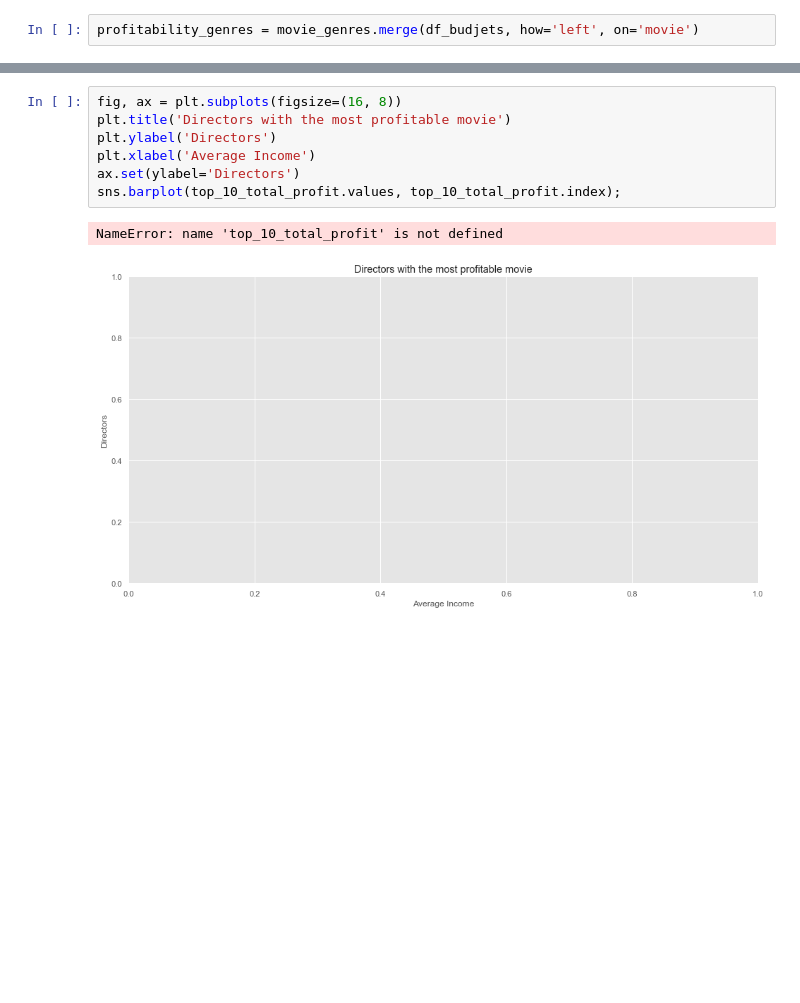
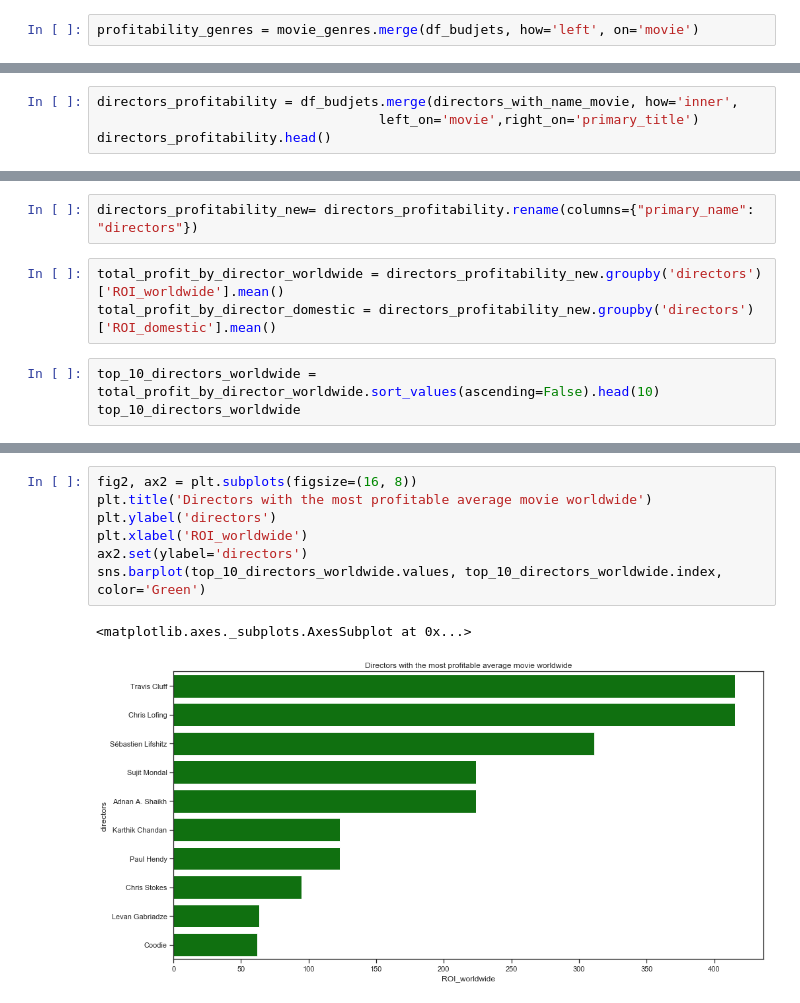
Before and after one commit to kristinepetrosyan/IMDB-analysis, a Jupyter notebook: student.ipynb, the cells around one changed output, grey strips where cells are left out. Cells and saved outputs as stored; diff of their text form; blank space fills up the shorter version.

```diff
--- a/student.ipynb
+++ b/student.ipynb
@@ -868,0 +1148,4 @@ popular_producers['job'].value_counts().head(10)
+# %%
+directors_profitability = df_budjets.merge(directors_with_name_movie, how='inner',
+                                    left_on='movie',right_on='primary_title')
+directors_profitability.head()
@@ -868,0 +1160,8 @@ popular_producers['job'].value_counts().head(10)
+# %%
+directors_profitability_new= directors_profitability.rename(columns={"primary_name": "directors"})
+# %%
+total_profit_by_director_worldwide = directors_profitability_new.groupby('directors')['ROI_worldwide'].mean()
+total_profit_by_director_domestic = directors_profitability_new.groupby('directors')['ROI_domestic'].mean()
+# %%
+top_10_directors_worldwide = total_profit_by_director_worldwide.sort_values(ascending=False).head(10)
+top_10_directors_worldwide
@@ -869,10 +1197,10 @@ popular_producers['job'].value_counts().head(10)
 # %%
-fig, ax = plt.subplots(figsize=(16, 8))
-plt.title('Directors with the most profitable movie')
-plt.ylabel('Directors')
-plt.xlabel('Average Income')
-ax.set(ylabel='Directors')
-sns.barplot(top_10_total_profit.values, top_10_total_profit.index);
+fig2, ax2 = plt.subplots(figsize=(16, 8))
+plt.title('Directors with the most profitable average movie worldwide')
+plt.ylabel('directors')
+plt.xlabel('ROI_worldwide')
+ax2.set(ylabel='directors')
+sns.barplot(top_10_directors_worldwide.values, top_10_directors_worldwide.index, color='Green')
 # %% [output]
-NameError: name 'top_10_total_profit' is not defined
+<matplotlib.axes._subplots.AxesSubplot at 0x...>
-[figure, old version]
+[figure, new version]
```
Also changed, not shown: parts of 151 cells of this notebook, 26 other files.
